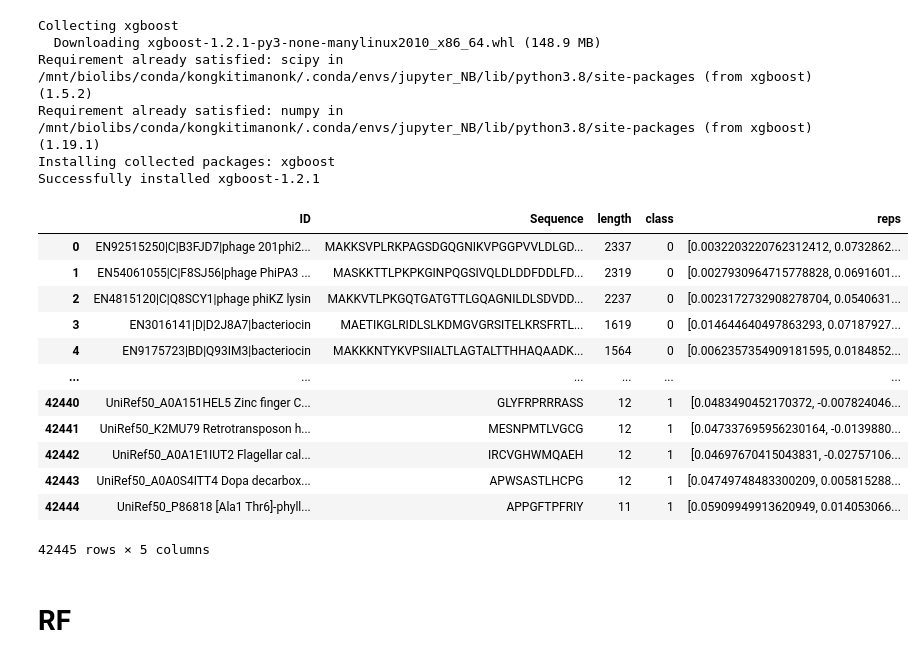
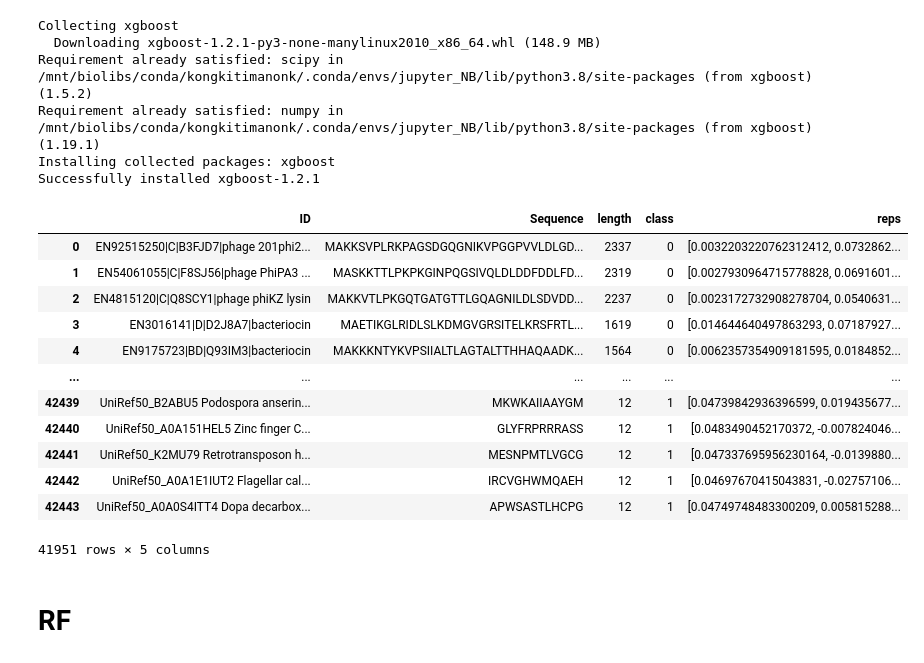
Before and after one commit to silenus092/AMPsDetector, a Jupyter notebook: Models/ML.ipynb, the cells around one changed output. Cells and saved outputs as stored; diff of their text form; code cells hidden in the pictures.

```diff
--- a/Models/ML.ipynb
+++ b/Models/ML.ipynb
@@ -26,22 +26,23 @@ from sklearn.ensemble import GradientBoostingClassifier
 from xgboost import XGBClassifier
 # %%
 #AMPs_df = pd.read_pickle('../../datasets/AMPsNonAMPs_df.239.plk')
-AMPs_df = pd.read_pickle('../../datasets/AMPsNonAMPs_df.plk')
+AMPs_df = pd.read_pickle('../datasets/AMPsNonAMPs_df.plk')
+AMPs_df.drop_duplicates(subset=['Sequence'],inplace=True)
 AMPs_df
 # %% [output]
 |  | ID | Sequence | length | class | reps |
 | 0 | EN92515250|C|B3FJD7|phage 201phi2... | MAKKSVPLRKPAGSDGQGNIKVPGGPVVLDLGD... | 2337 | 0 | [0.0032203220762312412, 0.0732862... |
 | 1 | EN54061055|C|F8SJ56|phage PhiPA3 ... | MASKKTTLPKPKGINPQGSIVQLDLDDFDDLFD... | 2319 | 0 | [0.0027930964715778828, 0.0691601... |
 | 2 | EN4815120|C|Q8SCY1|phage phiKZ lysin | MAKKVTLPKGQTGATGTTLGQAGNILDLSDVDD... | 2237 | 0 | [0.0023172732908278704, 0.0540631... |
 | 3 | EN3016141|D|D2J8A7|bacteriocin | MAETIKGLRIDLSLKDMGVGRSITELKRSFRTL... | 1619 | 0 | [0.014644640497863293, 0.07187927... |
 | 4 | EN9175723|BD|Q93IM3|bacteriocin | MAKKKNTYKVPSIIALTLAGTALTTHHAQAADK... | 1564 | 0 | [0.0062357354909181595, 0.0184852... |
 | ... | ... | ... | ... | ... | ... |
+| 42439 | UniRef50_B2ABU5 Podospora anserin... | MKWKAIIAAYGM | 12 | 1 | [0.04739842936396599, 0.019435677... |
 | 42440 | UniRef50_A0A151HEL5 Zinc finger C... | GLYFRPRRRASS | 12 | 1 | [0.0483490452170372, -0.007824046... |
 | 42441 | UniRef50_K2MU79 Retrotransposon h... | MESNPMTLVGCG | 12 | 1 | [0.047337695956230164, -0.0139880... |
 | 42442 | UniRef50_A0A1E1IUT2 Flagellar cal... | IRCVGHWMQAEH | 12 | 1 | [0.04697670415043831, -0.02757106... |
 | 42443 | UniRef50_A0A0S4ITT4 Dopa decarbox... | APWSASTLHCPG | 12 | 1 | [0.04749748483300209, 0.005815288... |
-| 42444 | UniRef50_P86818 [Ala1 Thr6]-phyll... | APPGFTPFRIY | 11 | 1 | [0.05909949913620949, 0.014053066... |
-42445 rows × 5 columns
+41951 rows × 5 columns
 # %%
 X= np.array(AMPs_df['reps'].to_list())
 y= np.array(AMPs_df['class'].to_list())
```
Also changed, not shown: parts of 3 cells of this notebook, 20 other files.
